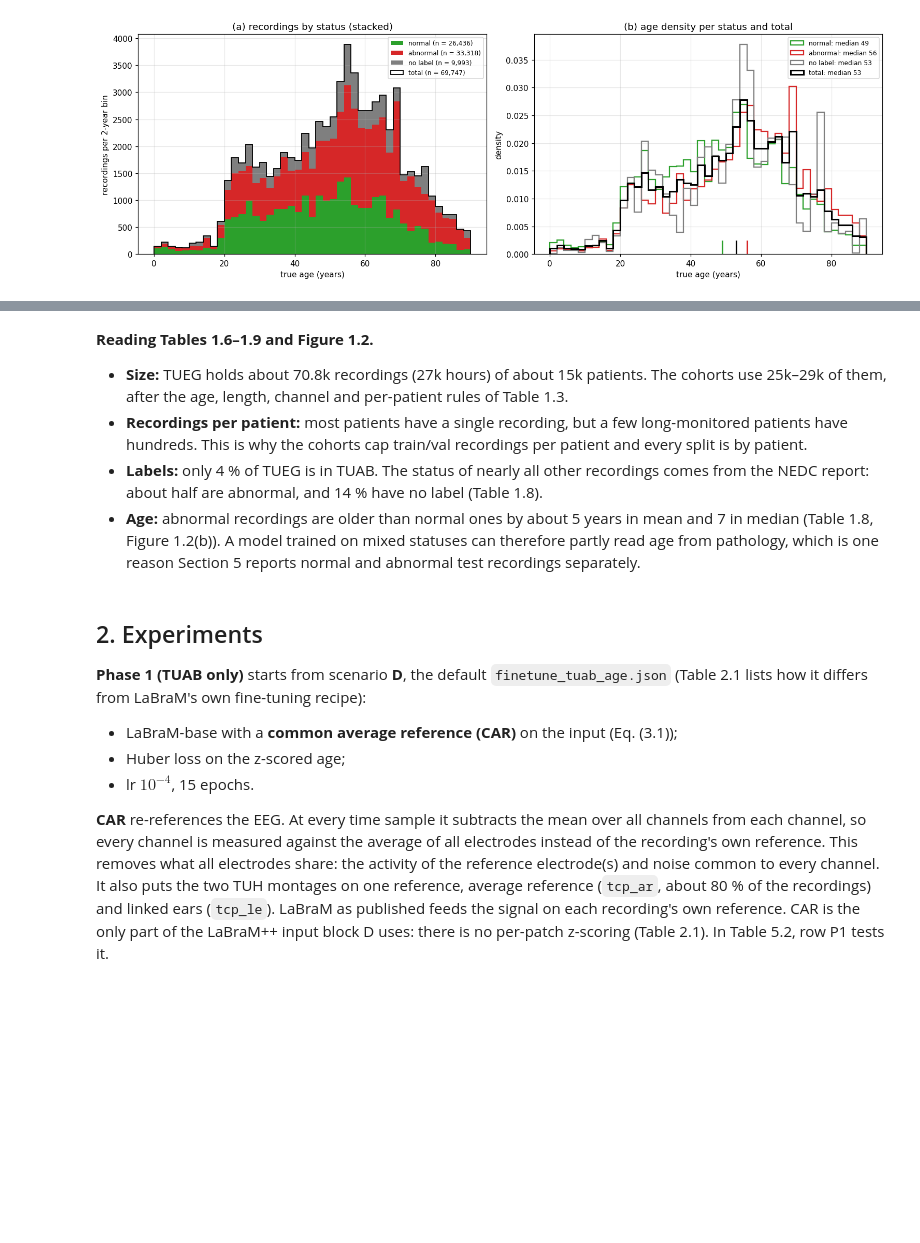
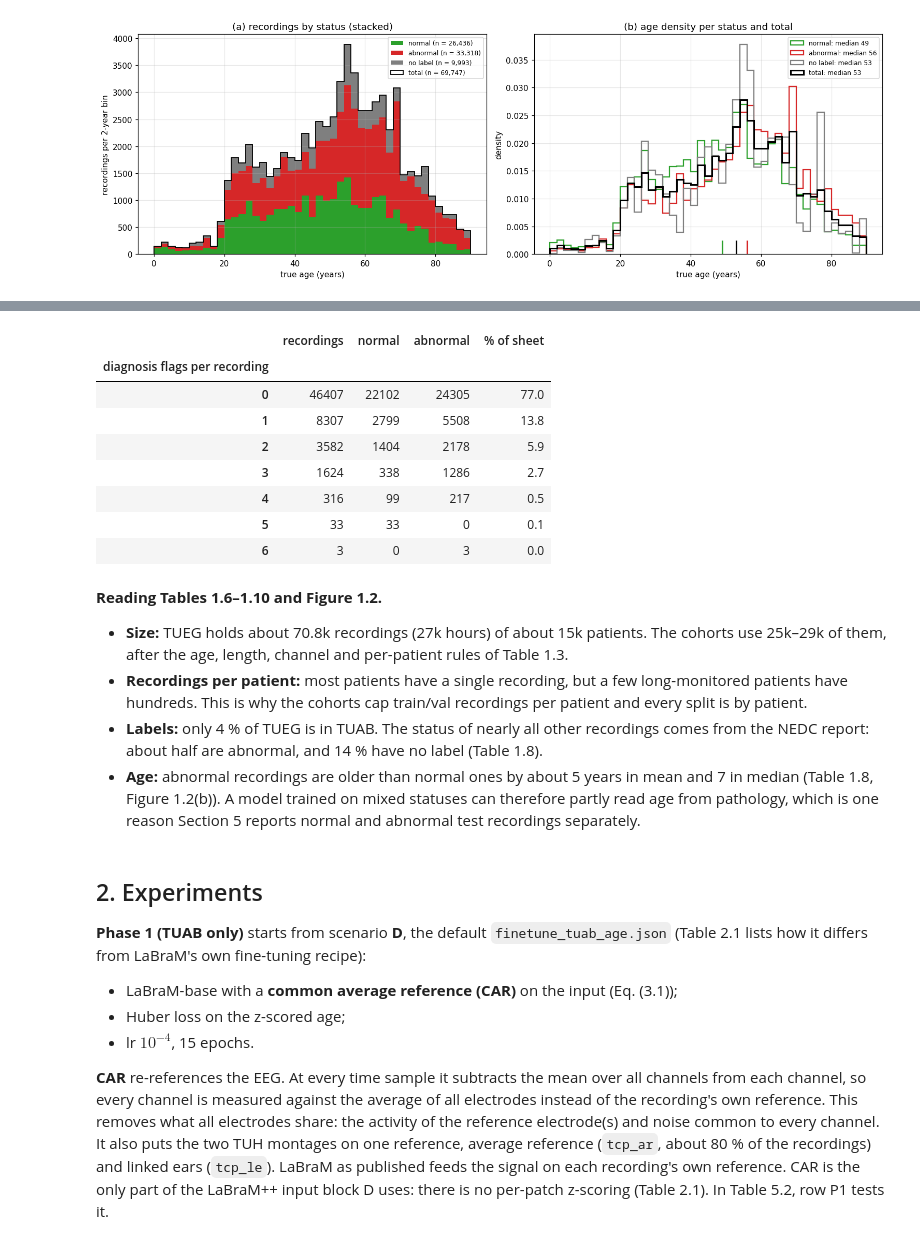
Before and after one commit to Neuro-Clalit/LaBraM, a Jupyter notebook: notebooks/brain_age_research_summary.ipynb, the cells around one changed output, grey strips where cells are left out. Cells and saved outputs as stored; diff of their text form; code cells hidden in the pictures; blank space fills up the shorter version.

```diff
--- a/notebooks/brain_age_research_summary.ipynb
+++ b/notebooks/brain_age_research_summary.ipynb
@@ -815,5 +846,18 @@ if HAVE_TUEG:
+# %%
+if HAVE_TUEG:
+    display(numbered_table(rs.flags_per_recording(tueg), "1.10", "Diagnosis flags per recording", precision=1))
+# %% [output]
+|  | recordings | normal | abnormal | % of sheet |
+| diagnosis flags per recording |  |  |  |  |
+| 0 | 46407 | 22102 | 24305 | 77.0 |
+| 1 | 8307 | 2799 | 5508 | 13.8 |
+| 2 | 3582 | 1404 | 2178 | 5.9 |
+| 3 | 1624 | 338 | 1286 | 2.7 |
+| 4 | 316 | 99 | 217 | 0.5 |
+| 5 | 33 | 33 | 0 | 0.1 |
+| 6 | 3 | 0 | 3 | 0.0 |
 # %% [markdown]
-**Reading Tables 1.6–1.9 and Figure 1.2.**
+**Reading Tables 1.6–1.10 and Figure 1.2.**
 * **Size:** TUEG holds about 70.8k recordings (27k hours) of about 15k patients. The cohorts use 25k–29k
   of them, after the age, length, channel and per-patient rules of Table 1.3.
 * **Recordings per patient:** most patients have a single recording, but a few long-monitored patients
```
Also changed, not shown: parts of 9 cells of this notebook, 3 other files.
